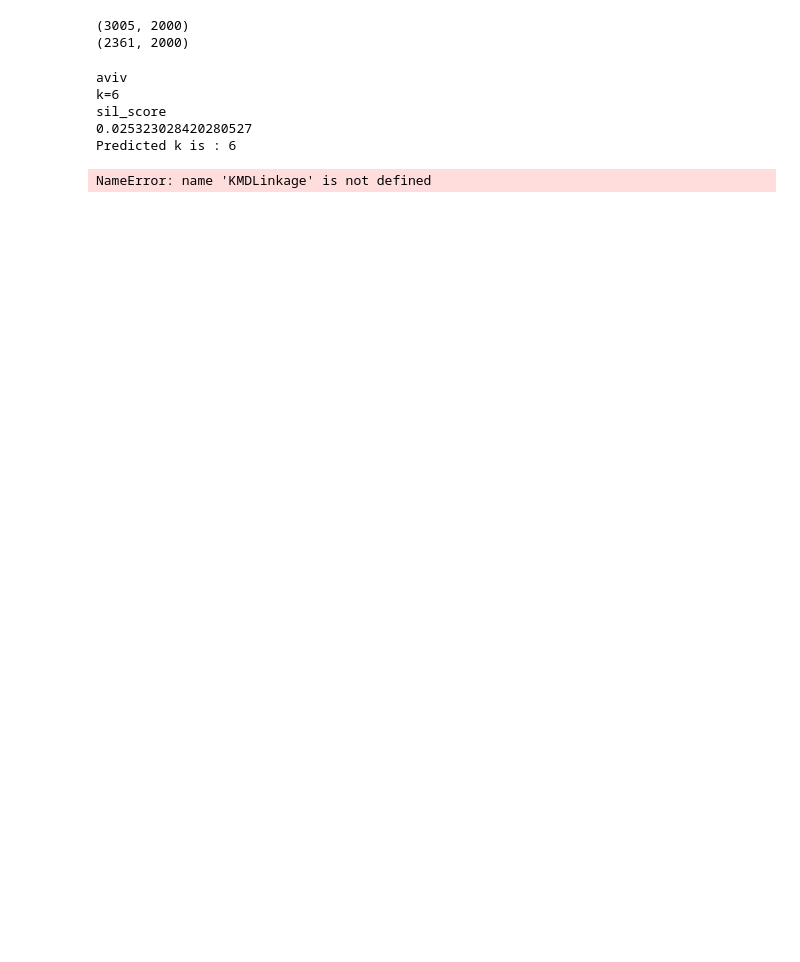
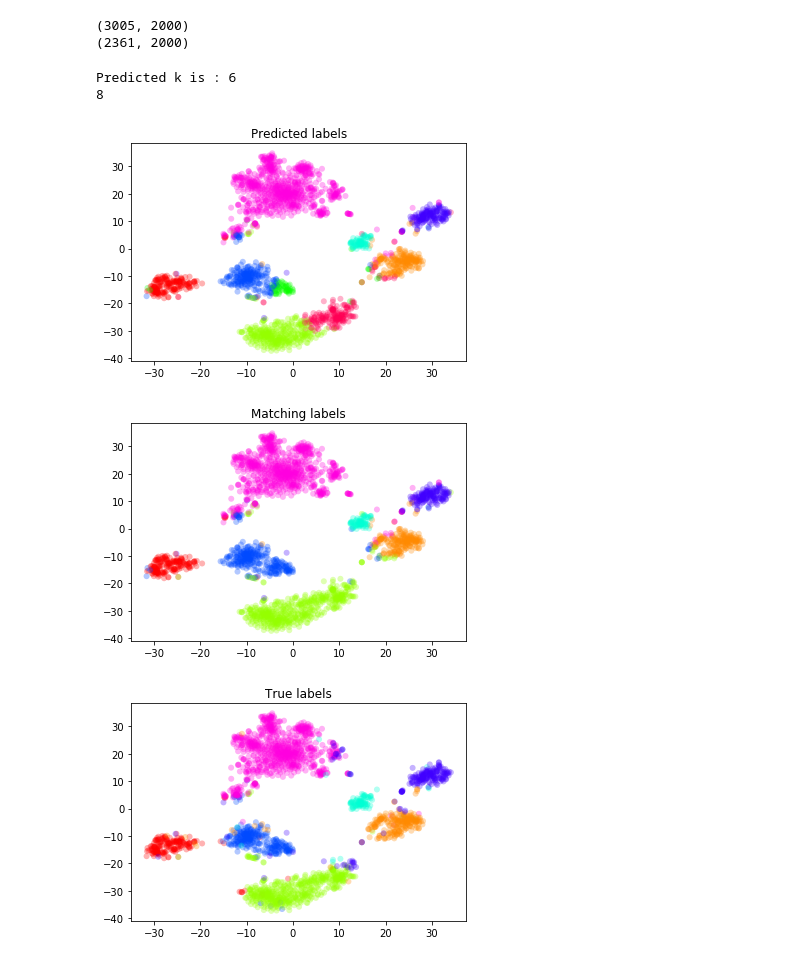
Before and after one commit to KaplanLab/KMDHierarchicalClustering, a Jupyter notebook: Single_cell_clustering.ipynb, the cells around one changed output. Drawn from its saved outputs; the diff is of its cells as text; code cells hidden in the pictures; blank space fills up the shorter version.

```diff
--- a/Single_cell_clustering.ipynb
+++ b/Single_cell_clustering.ipynb
@@ -21,7 +23,7 @@ print (ad.shape)
 # %%
 # convert cell names to list of cluster numbers
 label_dict = {}
-index = 1
+index = 0
 y_true = []
 for cell in ad.obs['cell']:
     if cell in label_dict:
@@ -31,14 +33,13 @@ for cell in ad.obs['cell']:
         y_true.append(label_dict[cell])
         index+=1
 # %%
-kmd_cluster = KMDAlgo.KMDLinkage(ad.X, k='compute',affinity = 'correlation',n_clusters=max(y_true), min_cluster_size= 10 , certainty=0.5, k_scan_range = (6,10,10))
+kmd_cluster = KMDAlgo.KMDLinkage(ad.X, k='compute',affinity = 'correlation',n_clusters=9, min_cluster_size= 10 , certainty=0.5, k_scan_range = (6,10,10))
 kmd_cluster.fit(ad.X)
 y_pred = kmd_cluster.predict(ad.X)
-cluster_scoring.tsne_presentation(KMDLinkage.dists,y_true,y_pred)
+cluster_scoring.tsne_presentation(kmd_cluster.dists,y_true,y_pred)
 # %% [output]
-aviv
-k=6
-sil_score
-0.025323028420280527
 Predicted k is : 6
+8
-NameError: name 'KMDLinkage' is not defined
+[figure, added]
+[figure, added]
+[figure, added]
```
Also changed, not shown: parts of 2 cells of this notebook, 1 other file.
